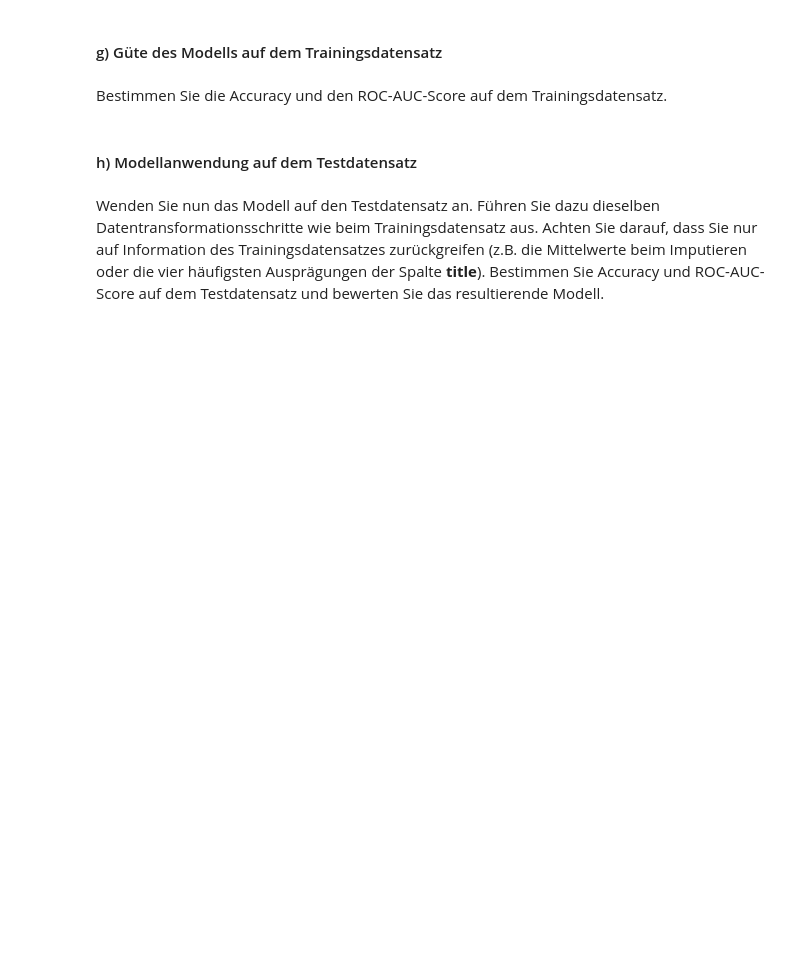
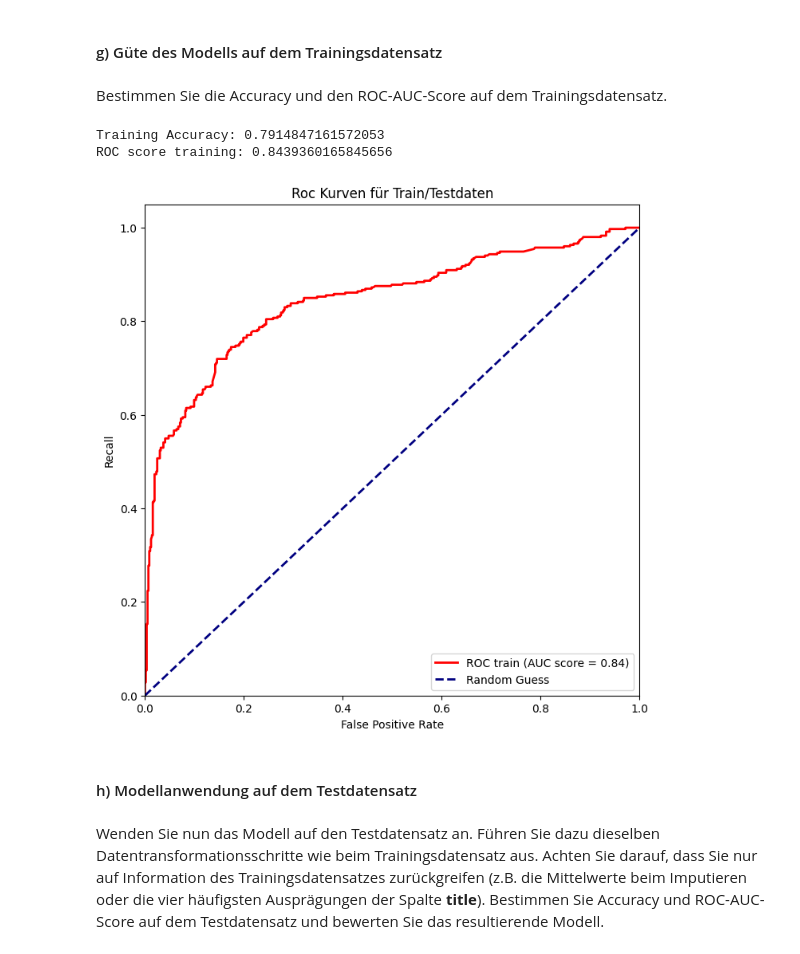
Before and after one commit to Schmiddi3110/MasterStudium, a Jupyter notebook: MAL/DataProcessing/Uebung_Preprocessing.ipynb, the cells around one changed output. Drawn from its saved outputs; the diff is of its cells as text; code cells hidden in the pictures; blank space fills up the shorter version.

Commit message:
started excercise data preprocessing

```diff
--- a/MAL/DataProcessing/Uebung_Preprocessing.ipynb
+++ b/MAL/DataProcessing/Uebung_Preprocessing.ipynb
@@ -45,0 +63,3 @@ Transformieren Sie die Spalte **sex**, indem Sie "male" durch "0" und "female" d
+# %%
+X_train['sex'] = df['sex'].replace({'male': 0, 'female': 1})
+X_train.head()
@@ -62,0 +99,11 @@ Hinweise: pandas.where, pandas.get_dummies
+# %%
+top_titles = X_train['title'].value_counts().nlargest(4).index
+X_train['title'] = X_train['title'].where(X_train['title'].isin(top_titles), 'other')
+
+title_dummies = pd.get_dummies(X_train['title'], prefix='title')
+
+# Hinzufügen der neuen Spalten zum DataFrame
+X_train = pd.concat([X_train, title_dummies], axis=1)
+
+# Entfernen der ursprünglichen "title"-Spalte
+X_train = X_train.drop('title', axis=1)
@@ -68,0 +123,6 @@ Trainieren Sie auf dem Trainingsdatensatz ein logistisches Regressionsmodell.
+# %%
+from sklearn.linear_model import LogisticRegression
+
+
+model = LogisticRegression(random_state=0, max_iter=4000)
+model.fit(X_train, y_train)
@@ -75,3 +135,34 @@ Bestimmen Sie die Accuracy und den ROC-AUC-Score auf dem Trainingsdatensatz.
+# %%
+from sklearn.metrics import roc_auc_score, roc_curve
+import matplotlib.pyplot as plt
+
+print(f"Training Accuracy: {model.score(X_train, y_train)}")
+
+proba_train = model.predict_proba(X_train)[:,1]
+
+roc_train = roc_auc_score(y_train, proba_train)
+
+print("ROC score training: {}".format(roc_train))
+
+fpr_train, tpr_train, threshold_train = roc_curve(y_train, proba_train)
+
+plt.figure(figsize=(8, 8))
+
+plt.plot(fpr_train, tpr_train, color='red', lw=2, label=f'ROC train (AUC score = {roc_train:.2f})')
+plt.plot([0, 1], [0, 1], color='navy', lw=2, linestyle='--', label='Random Guess')
+
+plt.xlim([0.0, 1.0])
+plt.ylim([0.0, 1.05])
+plt.xlabel('False Positive Rate')
+plt.ylabel('Recall')
+plt.title('Roc Kurven für Train/Testdaten')
+plt.legend(loc="lower right")
+
+plt.show()
+# %% [output]
+Training Accuracy: 0.7914847161572053
+ROC score training: 0.8439360165845656
+[figure, added]
 # %% [markdown]
 #### h) Modellanwendung auf dem Testdatensatz
 # %% [markdown]
```
Also changed, not shown: parts of 24 cells of this notebook.
